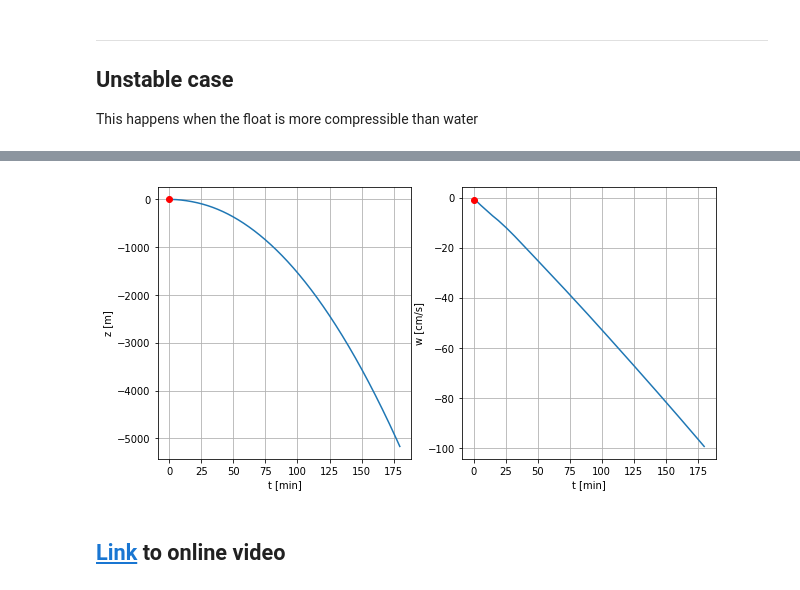
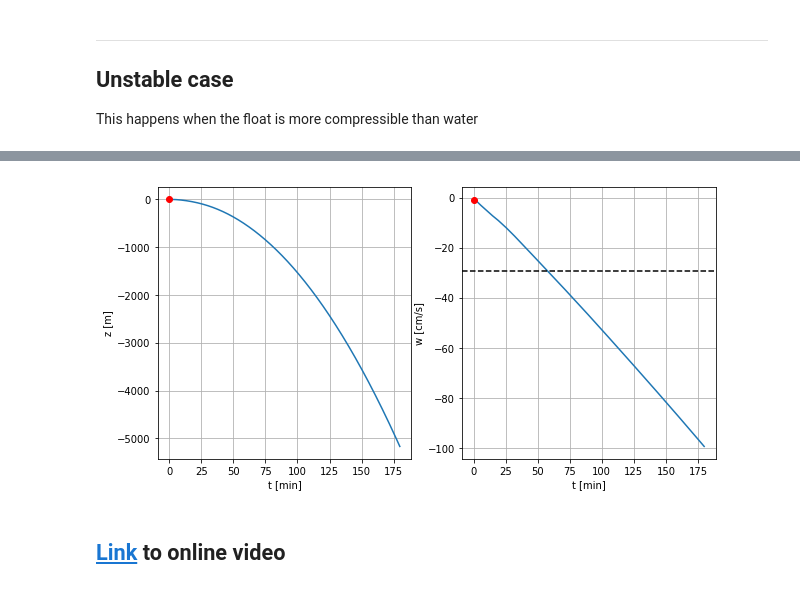
Before and after one commit to apatlpo/cognac, a Jupyter notebook: instrum/float_dynamics_basics.ipynb, the cells around one changed output, grey strips where cells are left out. Cells and saved outputs as stored; diff of their text form; code cells hidden in the pictures.

```diff
--- a/instrum/float_dynamics_basics.ipynb
+++ b/instrum/float_dynamics_basics.ipynb
@@ -156,3 +156,8 @@ fmax/m=-1.5e-02 m^2/s, fmin/m= 7.1e-03 m^2/s, wmax= 7.7 cm/s
 For accelerations, equivalent speed reached in 1min:
   fmax -8.8e+01 cm/s, fmin/m= 4.3e+01 cm/s
 [figure]
+# %%
+# time step
+f.time_step(w,T=3*3600.,dt_step=1.,dt_store=10.,z=0.,w=0.)
+log=f.log
+t=log.t
@@ -191,13 +193,13 @@ Start time stepping for 180 min ...
 
 fig=plt.figure(figsize=(10,5))
 ax=plt.subplot(121)
-ax.plot(f.X[:,0]/60.,f.X[:,1])
+ax.plot(t/60.,log.z)
 ax.set_xlabel('t [min]')
 ax.set_ylabel('z [m]')
 ax.grid()
 lnz, = plt.plot([], [], 'ro', animated=True)
 ax=plt.subplot(122)
-ax.plot(f.X[:,0]/60.,f.X[:,2]*100.)
+ax.plot(t/60.,log.w*100.)
 ax.set_xlabel('t [min]')
 ax.set_ylabel('w [cm/s]')
 #ax.set_xlim((0,10))
@@ -207,11 +209,11 @@ lnw, = plt.plot([], [], 'ro', animated=True)
 
 
 def update_figure(i):
-    lnz.set_data(f.X[i,0]/60.,f.X[i,1])
-    lnw.set_data(f.X[i,0]/60.,f.X[i,2]*100.)
+    lnz.set_data(t[i]/60.,log.z[i])
+    lnw.set_data(t[i]/60.,log.w[i]*100.)
     return lnz,lnw
 
-anim = animation.FuncAnimation(fig, update_figure,frames=f.X.shape[0], interval=20, blit=False)
+anim = animation.FuncAnimation(fig, update_figure,frames=t.size, interval=20, blit=False)
 HTML(anim.to_html5_video())
 # %% [output]
 [interactive output not drawn]
@@ -234,7 +236,7 @@ z=np.arange(-500.,0.,1.)
 #
 rho_w, p, temp = w.get_rho(z), w.get_p(z), w.get_temp(z)
 iz = np.argmin(np.abs(z+0))
-f.v = f.adjust_balast(p[iz],temp[iz],rho_w[iz])
+f.v = f.volume4equilibrium(p[iz],temp[iz],rho_w[iz])
 rho_f=f.rho(p,temp)
 
 # compute bounds on motions
@@ -266,3 +267,8 @@ fmax/m=4.4e-04 m^2/s, fmin/m= -2.2e-01 m^2/s, wmax= 29.5 cm/s
 For accelerations, equivalent speed reached in 1min:
   fmax 2.6e+00 cm/s, fmin/m= -1.3e+03 cm/s
 [figure]
+# %%
+# time step
+f.time_step(w,T=3*3600.,dt_step=.1,dt_store=10.,z=-1.,w=-.01)
+log=f.log
+t=log.t
@@ -288,30 +293,30 @@ Start time stepping for 180 min ...
 # %%
-# same but with an animation !
-
 fig=plt.figure(figsize=(10,5))
 ax=plt.subplot(121)
-ax.plot(f.X[:,0]/60.,f.X[:,1])
+ax.plot(t/60.,log.z)
 ax.set_xlabel('t [min]')
 ax.set_ylabel('z [m]')
 ax.grid()
 lnz, = plt.plot([], [], 'ro', animated=True)
 ax=plt.subplot(122)
-ax.plot(f.X[:,0]/60.,f.X[:,2]*100.)
+ax.plot(t/60.,log.w*100.)
 ax.set_xlabel('t [min]')
 ax.set_ylabel('w [cm/s]')
+#ax.set_xlim((0,10))
+ax.axhline(-wmax*100.,color='k',linestyle='--')
 ax.grid()
 lnw, = plt.plot([], [], 'ro', animated=True)
 
 
 def update_figure(i):
-    lnz.set_data(f.X[i,0]/60.,f.X[i,1])
-    lnw.set_data(f.X[i,0]/60.,f.X[i,2]*100.)
+    lnz.set_data(t[i]/60.,log.z[i])
+    lnw.set_data(t[i]/60.,log.w[i]*100.)
     return lnz,lnw
 
-anim = animation.FuncAnimation(fig, update_figure,frames=f.X.shape[0], interval=20, blit=False)
+anim = animation.FuncAnimation(fig, update_figure,frames=t.size, interval=20, blit=False)
 HTML(anim.to_html5_video())
 # %% [output]
 [interactive output not drawn]
-[figure, old version]
+[figure, new version]
 # %% [markdown]
 ## [Link](https://player.vimeo.com/video/245721008) to online video
```
Also changed, not shown: parts of 6 cells of this notebook, 2 other files.
